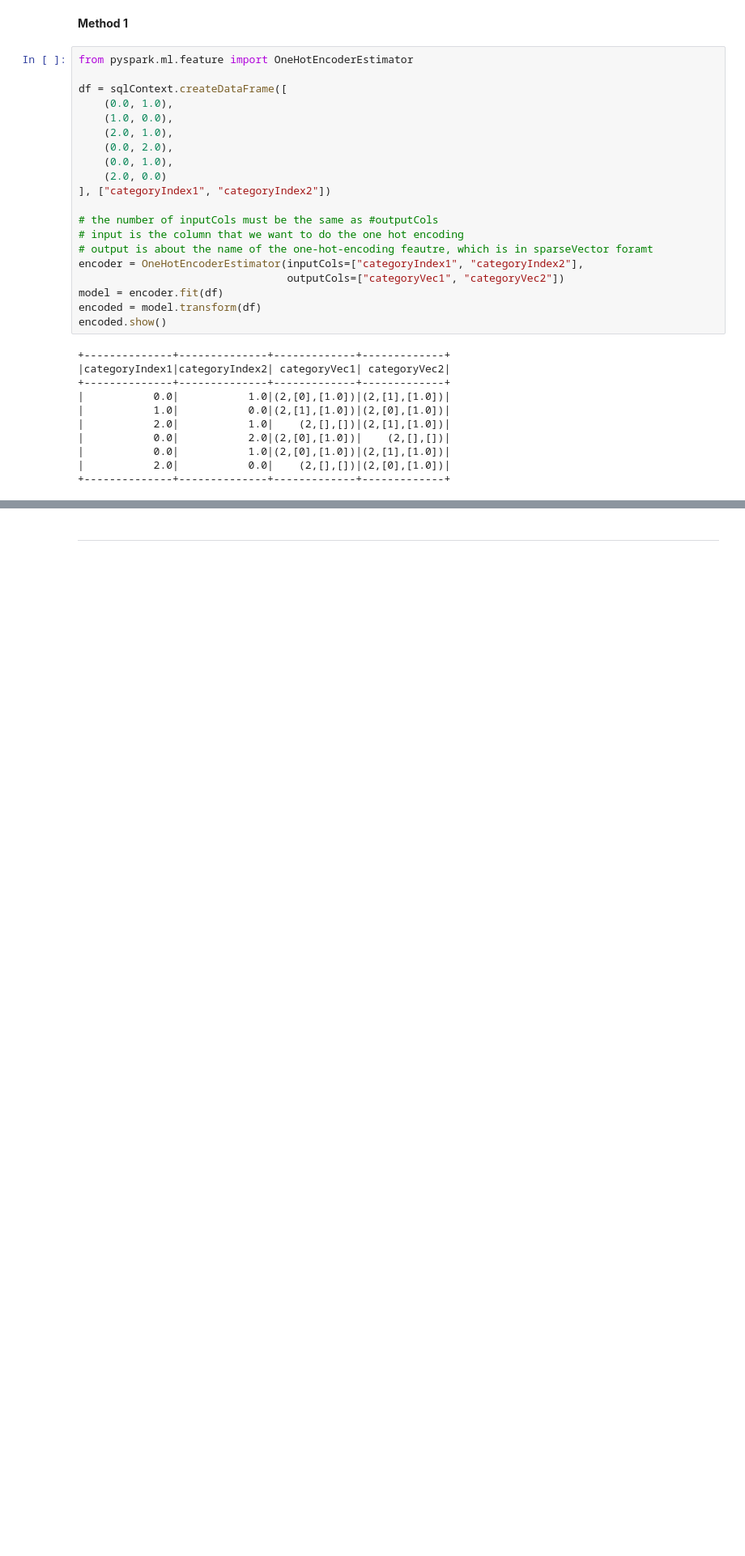
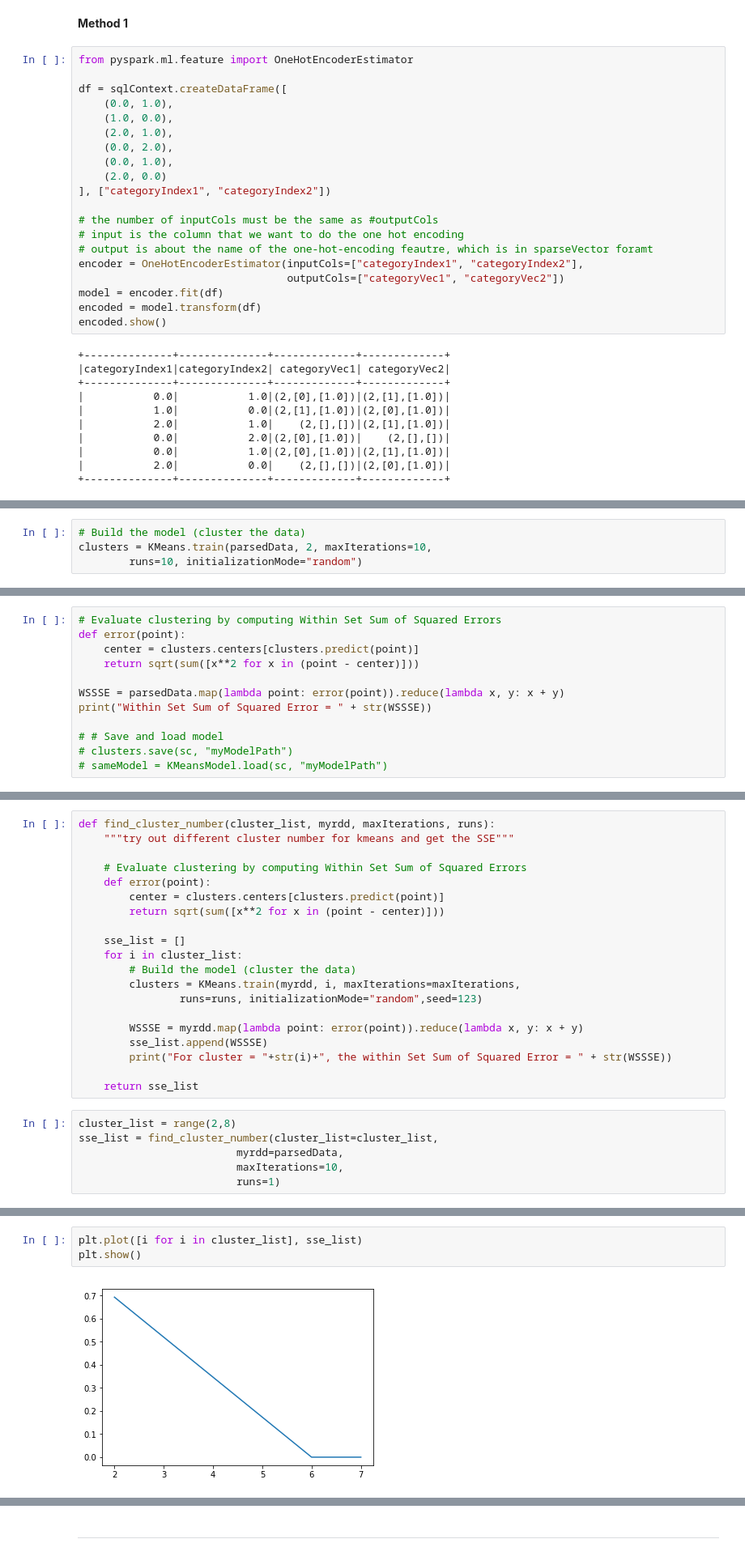
Before and after one commit to johnnychiuchiu/Machine-Learning, a Jupyter notebook: others/Spark_commend_note.ipynb, the cells around one changed output, grey strips where cells are left out. Shown at 81% size. Saved outputs shown, nothing was run; the diff lists cells and outputs as text; blank space fills up the shorter version.

```diff
--- a/others/Spark_commend_note.ipynb
+++ b/others/Spark_commend_note.ipynb
@@ -1955,0 +1918,4 @@ use databaseName;
+# %%
+# Build the model (cluster the data)
+clusters = KMeans.train(parsedData, 2, maxIterations=10,
+        runs=10, initializationMode="random")
@@ -1955,0 +1926,12 @@ use databaseName;
+# %%
+# Evaluate clustering by computing Within Set Sum of Squared Errors
+def error(point):
+    center = clusters.centers[clusters.predict(point)]
+    return sqrt(sum([x**2 for x in (point - center)]))
+
+WSSSE = parsedData.map(lambda point: error(point)).reduce(lambda x, y: x + y)
+print("Within Set Sum of Squared Error = " + str(WSSSE))
+
+# # Save and load model
+# clusters.save(sc, "myModelPath")
+# sameModel = KMeansModel.load(sc, "myModelPath")
@@ -1955,0 +1940,26 @@ use databaseName;
+# %%
+def find_cluster_number(cluster_list, myrdd, maxIterations, runs):
+    """try out different cluster number for kmeans and get the SSE"""
+
+    # Evaluate clustering by computing Within Set Sum of Squared Errors
+    def error(point):
+        center = clusters.centers[clusters.predict(point)]
+        return sqrt(sum([x**2 for x in (point - center)]))
+
+    sse_list = []
+    for i in cluster_list:
+        # Build the model (cluster the data)
+        clusters = KMeans.train(myrdd, i, maxIterations=maxIterations,
+                runs=runs, initializationMode="random",seed=123)
+
+        WSSSE = myrdd.map(lambda point: error(point)).reduce(lambda x, y: x + y)
+        sse_list.append(WSSSE)
+        print("For cluster = "+str(i)+", the within Set Sum of Squared Error = " + str(WSSSE))
+
+    return sse_list
+# %%
+cluster_list = range(2,8)
+sse_list = find_cluster_number(cluster_list=cluster_list,
+                         myrdd=parsedData,
+                         maxIterations=10,
+                         runs=1)
@@ -1955,0 +1976,5 @@ use databaseName;
+# %%
+plt.plot([i for i in cluster_list], sse_list)
+plt.show()
+# %% [output]
+[figure, added]
```
Also changed, not shown: parts of 73 cells of this notebook, 1 other file.
